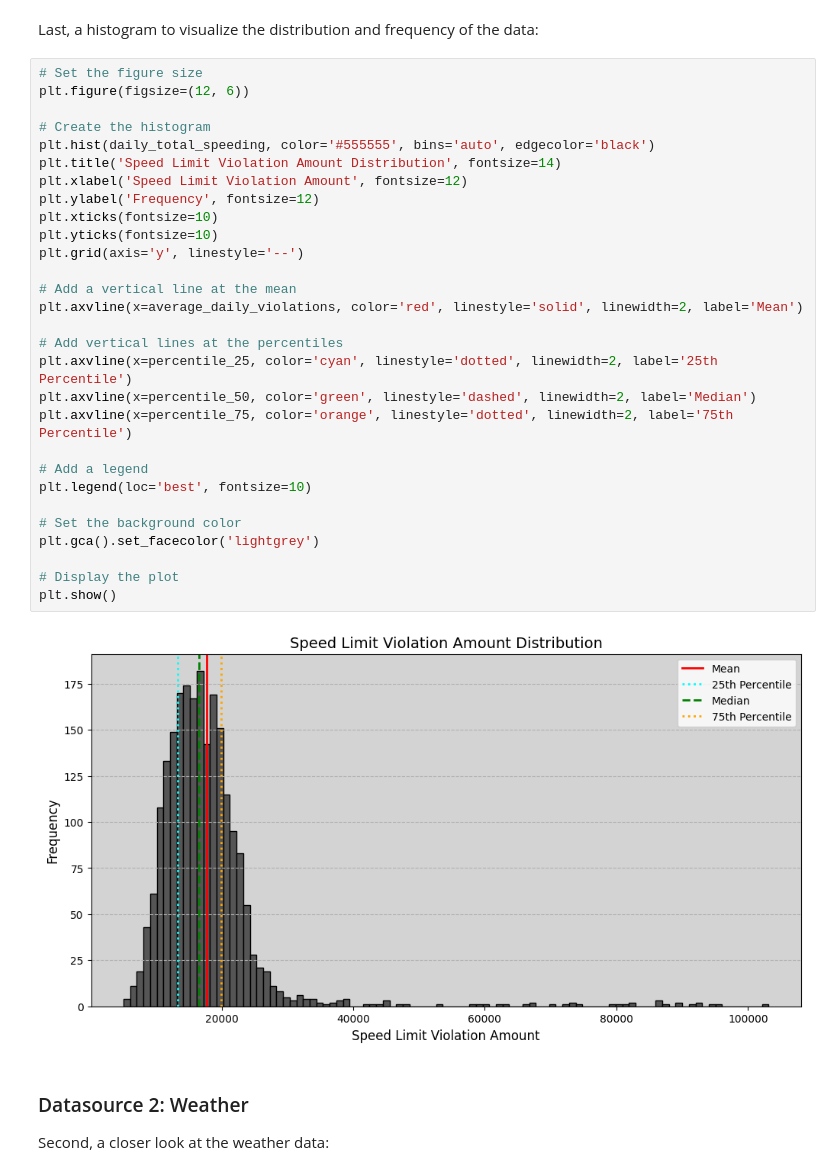
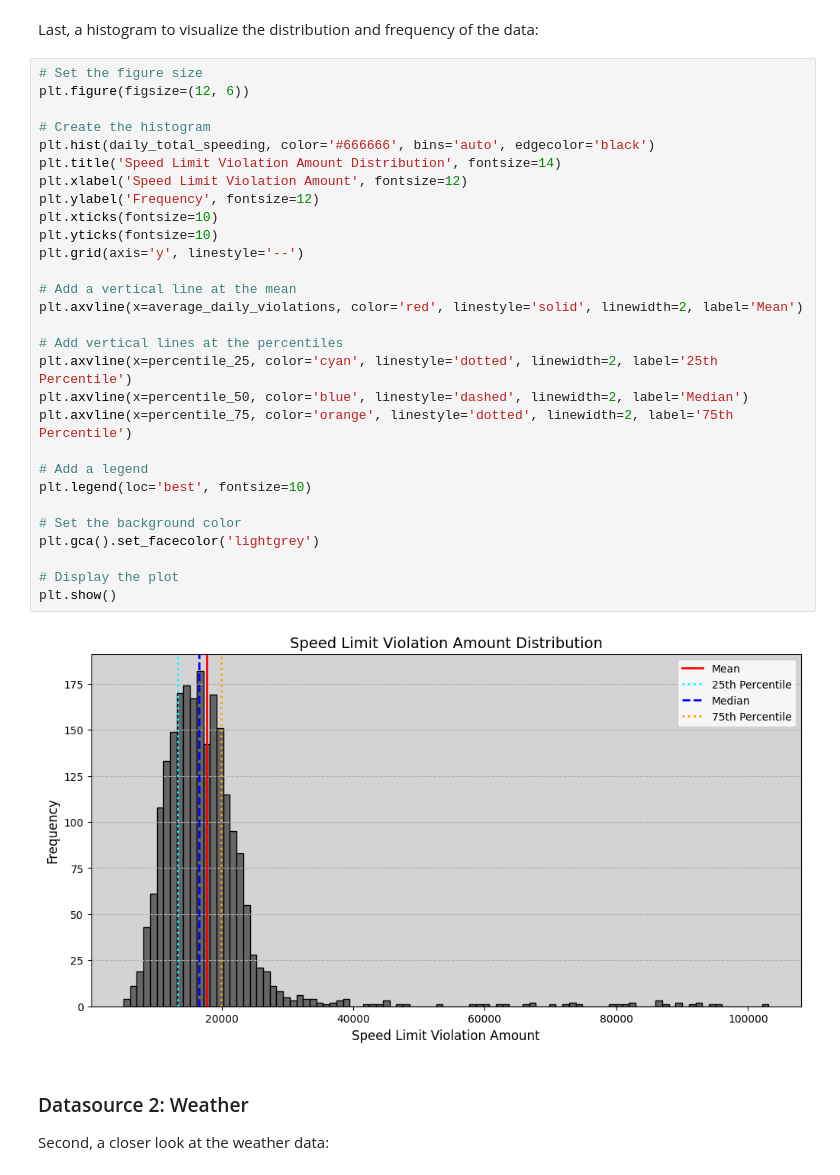
Before and after one commit to MaxSkaw/2023-amse-template, a Jupyter notebook: project/report.ipynb, the cells around one changed output. Saved outputs shown, nothing was run; the diff lists cells and outputs as text.

```diff
--- a/project/report.ipynb
+++ b/project/report.ipynb
@@ -174,34 +160,34 @@ Last, a histogram to visualize the distribution and frequency of the data:
 # %%
 # Set the figure size
 plt.figure(figsize=(12, 6))
 
 # Create the histogram
-plt.hist(daily_total_speeding, color='#555555', bins='auto', edgecolor='black')
+plt.hist(daily_total_speeding, color='#666666', bins='auto', edgecolor='black')
 plt.title('Speed Limit Violation Amount Distribution', fontsize=14)
 plt.xlabel('Speed Limit Violation Amount', fontsize=12)
 plt.ylabel('Frequency', fontsize=12)
 plt.xticks(fontsize=10)
 plt.yticks(fontsize=10)
 plt.grid(axis='y', linestyle='--')
 
 # Add a vertical line at the mean
 plt.axvline(x=average_daily_violations, color='red', linestyle='solid', linewidth=2, label='Mean')
 
 # Add vertical lines at the percentiles
 plt.axvline(x=percentile_25, color='cyan', linestyle='dotted', linewidth=2, label='25th Percentile')
-plt.axvline(x=percentile_50, color='green', linestyle='dashed', linewidth=2, label='Median')
+plt.axvline(x=percentile_50, color='blue', linestyle='dashed', linewidth=2, label='Median')
 plt.axvline(x=percentile_75, color='orange', linestyle='dotted', linewidth=2, label='75th Percentile')
 
 # Add a legend
 plt.legend(loc='best', fontsize=10)
 
 # Set the background color
 plt.gca().set_facecolor('lightgrey')
 
 # Display the plot
 plt.show()
 # %% [output]
-[figure, old version]
+[figure, new version]
 # %% [markdown]
 ### Datasource 2: Weather
 
```
Also changed, not shown: parts of 13 cells of this notebook.
